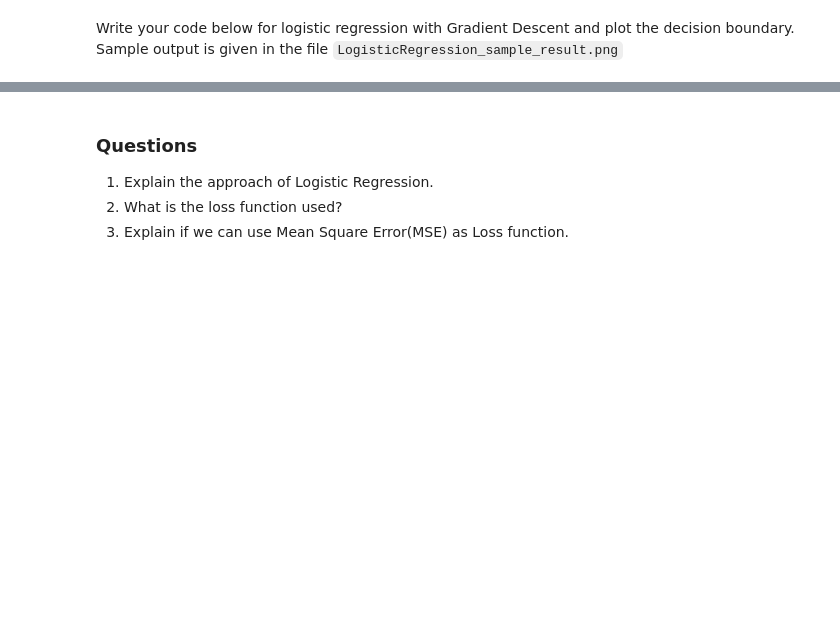
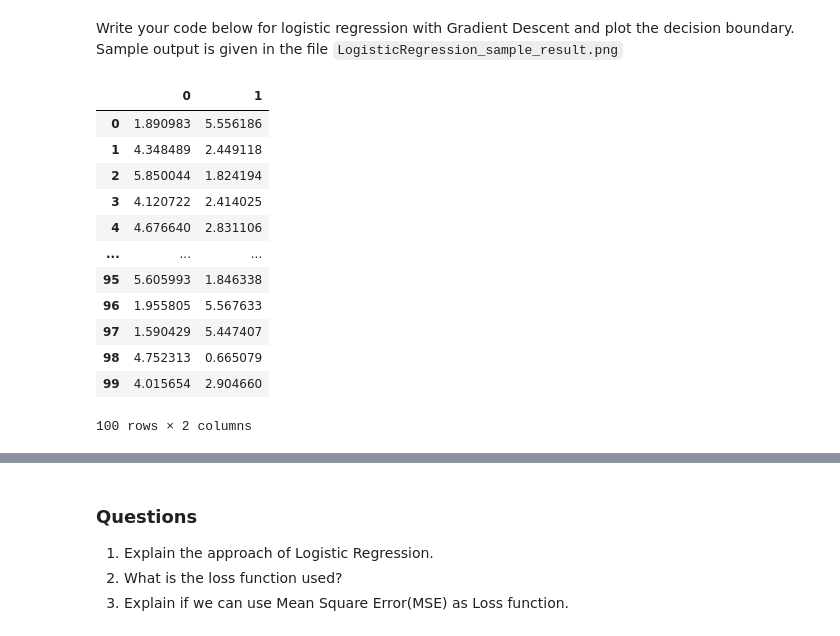
Before and after one commit to siddik11803-IIITH/PCA-Regression-Nearest-Neighbours, a Jupyter notebook: RollNumber_Q3.ipynb, the cells around one changed output, grey strips where cells are left out. Drawn from its saved outputs; the diff is of its cells as text; code cells hidden in the pictures; blank space fills up the shorter version.

```diff
--- a/RollNumber_Q3.ipynb
+++ b/RollNumber_Q3.ipynb
@@ -37,3 +37,20 @@ plt.plot(X[:,0][y==1],X[:,1][y==1],'^',color='blue')
 # %% [markdown]
 Write your code below for logistic regression with Gradient Descent and plot the decision boundary.<br>
 Sample output is given in the file `LogisticRegression_sample_result.png`
+# %%
+import pandas as pd
+pd.DataFrame(X)
+# %% [output]
+|  | 0 | 1 |
+| 0 | 1.890983 | 5.556186 |
+| 1 | 4.348489 | 2.449118 |
+| 2 | 5.850044 | 1.824194 |
+| 3 | 4.120722 | 2.414025 |
+| 4 | 4.676640 | 2.831106 |
+| ... | ... | ... |
+| 95 | 5.605993 | 1.846338 |
+| 96 | 1.955805 | 5.567633 |
+| 97 | 1.590429 | 5.447407 |
+| 98 | 4.752313 | 0.665079 |
+| 99 | 4.015654 | 2.904660 |
+100 rows × 2 columns
```
Also changed, not shown: parts of 2 cells of this notebook, 4 other files.
